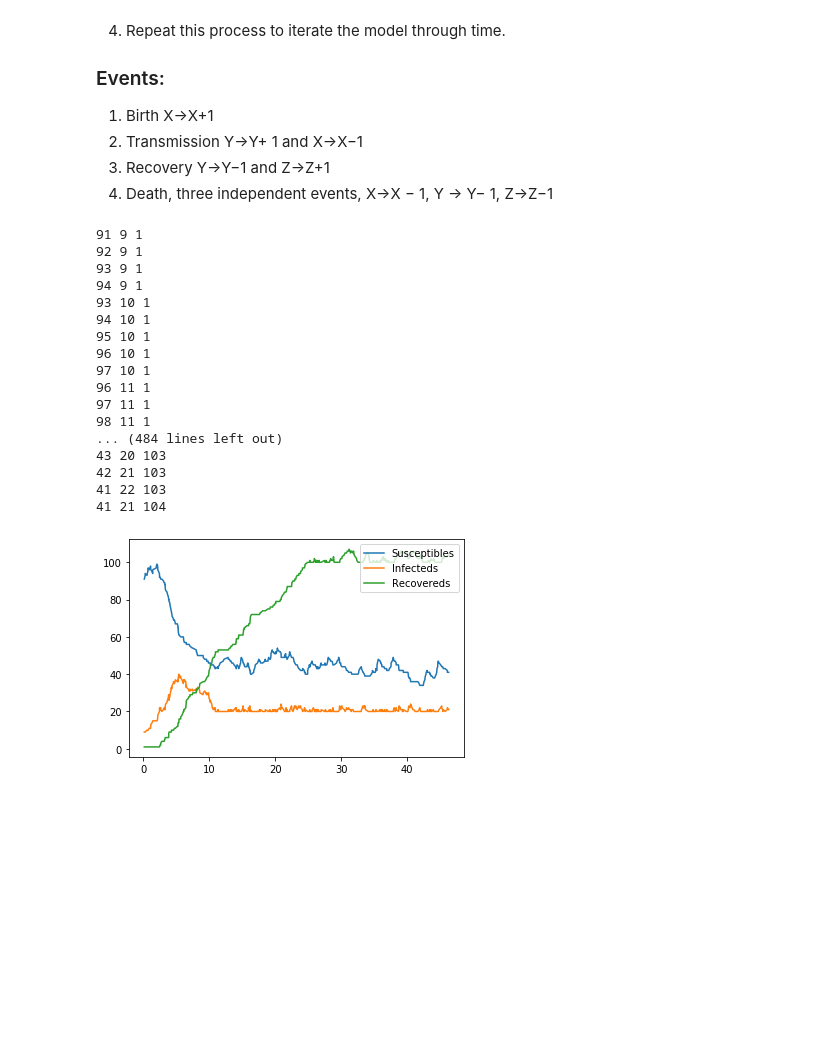
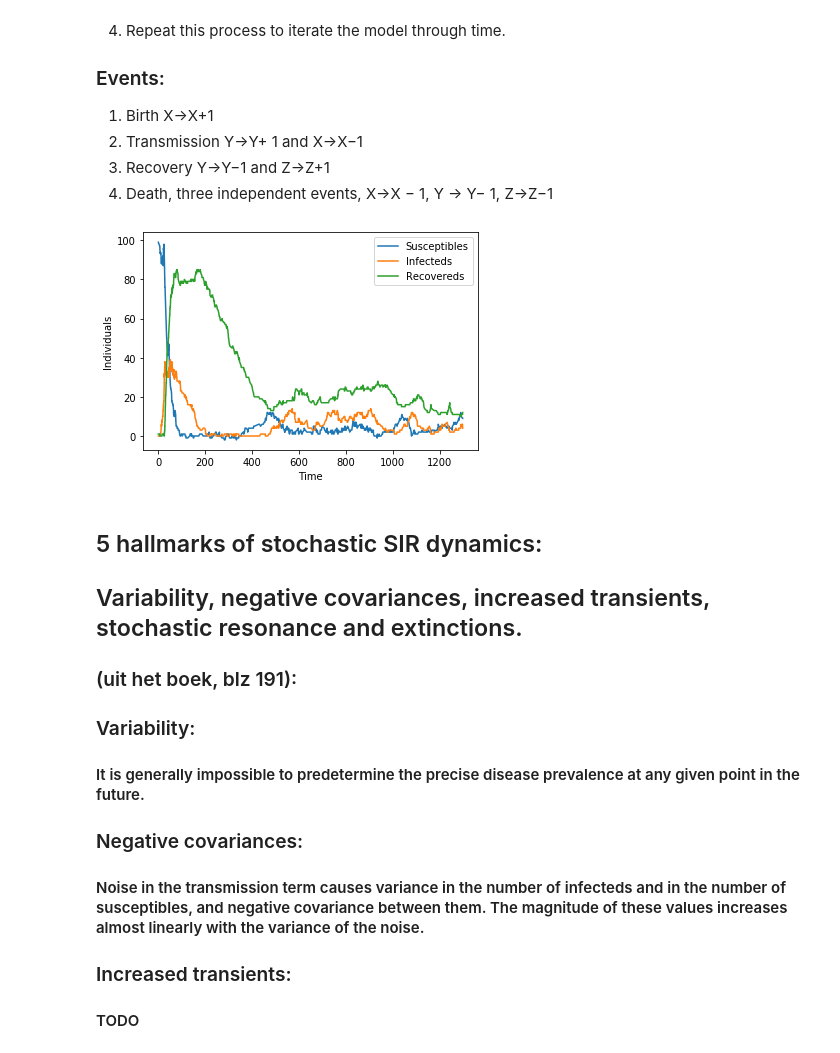
Before and after one commit to rebeccadavidsson/ICSassignment2, a Jupyter notebook: Assignment2.ipynb, the cells around one changed output. Cells and saved outputs as stored; diff of their text form; code cells hidden in the pictures; blank space fills up the shorter version.

```diff
--- a/Assignment2.ipynb
+++ b/Assignment2.ipynb
@@ -23,12 +23,12 @@ import random
 
 # Initialize variables
 beta = 1/3
-gamma = 0.1
-mu = 0.02
+gamma = 0.01
+mu = 0.003
 N = 100
-X = 90
-Y = 9
-Z = 1
+X = 99
+Y = 1
+Z = 0
 T = 0
 
 # Label events
@@ -40,7 +40,7 @@ for i in range(6):
 
 def get_rates(X, Y, Z):
     """
-    Determine at which rate an event occurs
+    Determine at which rate an event occurs.
     """
     rate_E1 = mu * N
     rate_E2 = beta * X * Y / N
@@ -54,10 +54,9 @@ def get_rates(X, Y, Z):
     return events
 
 
-
 def gillespie(X, Y, Z, T):
     """
-    Choose the next time and event
+    Choose the next time and event.
     """
 
     # Generate two random numbers between 0 and 1.
@@ -78,16 +77,10 @@ def gillespie(X, Y, Z, T):
         rates.append(i/Rtotal)
 
     random_event = random.uniform(0, max(rates))
-    interval = sorted(rates)
 
-    # Check in which interval the random number falls
-    for j in range(1, len(rates)):
-        if random_event > interval[j-1] and random_event <= interval[j]:
-            found = interval[j]
-        else:
-
-            # Random event < than interval[j-i]
-            found = interval[j-1]
+    # Find event to be executed based on closest number to
+    # a random number in rates-array
+    found = find_nearest(rates, random_event)
 
     # Retrieve which event is related to this interval
     for k in range(len(rates)):
@@ -95,7 +88,6 @@ def gillespie(X, Y, Z, T):
             index = k
             break
 
-    # Execute the randomly chosen event
     # Birth
     if index == 0:
         X += 1
@@ -106,52 +98,57 @@ def gillespie(X, Y, Z, T):
         X -= 1
 
     # Recovery
     elif index == 2:
         Z += 1
         Y -= 1
 
     # Death
     elif index == 3:
         X -= 1
     elif index == 4:
         Y -= 1
     else:
         Z -= 1
 
     return X, Y, Z, T
 
 
+def find_nearest(array, value):
+    """
+    Find nearest value in array.
+    """
+
+    array = np.asarray(array)
+    idx = (np.abs(array - value)).argmin()
+    return array[idx]
+
 
 plots = []
 time = []
-Xs = []
-for i in range(500):
+
+for i in range(1000):
     X, Y, Z, T = gillespie(X, Y, Z, T)
     plots.append([X, Y, Z])
-    print(X, Y, Z)
     time.append(T)
-    Xs.append(X)
 
 # plt.plot(time, Xs)
 plt.plot(time, plots)
 plt.legend(['Susceptibles','Infecteds','Recovereds'], loc="upper right")
+plt.xlabel("Time")
+plt.ylabel("Individuals")
 plt.show()
 # %% [output]
-91 9 1
-92 9 1
-93 9 1
-94 9 1
-93 10 1
-94 10 1
-95 10 1
-96 10 1
-97 10 1
-96 11 1
-97 11 1
-98 11 1
-... (484 lines left out)
-43 20 103
-42 21 103
-41 22 103
-41 21 104
-[figure, old version]
+[figure, new version]
+# %% [markdown]
+## 5 hallmarks of stochastic SIR dynamics:
+## Variability, negative covariances, increased transients, stochastic resonance and extinctions.
+
+### (uit het boek, blz 191):
+### Variability:
+#### It is generally impossible to predetermine the precise disease prevalence at any given point in the future.
+
+### Negative covariances:
+#### Noise in the transmission term causes variance in the number of infecteds and in the number of susceptibles, and negative covariance between them. The magnitude of these values increases almost linearly with the variance of the noise.
+
+### Increased transients:
+#### TODO
```
